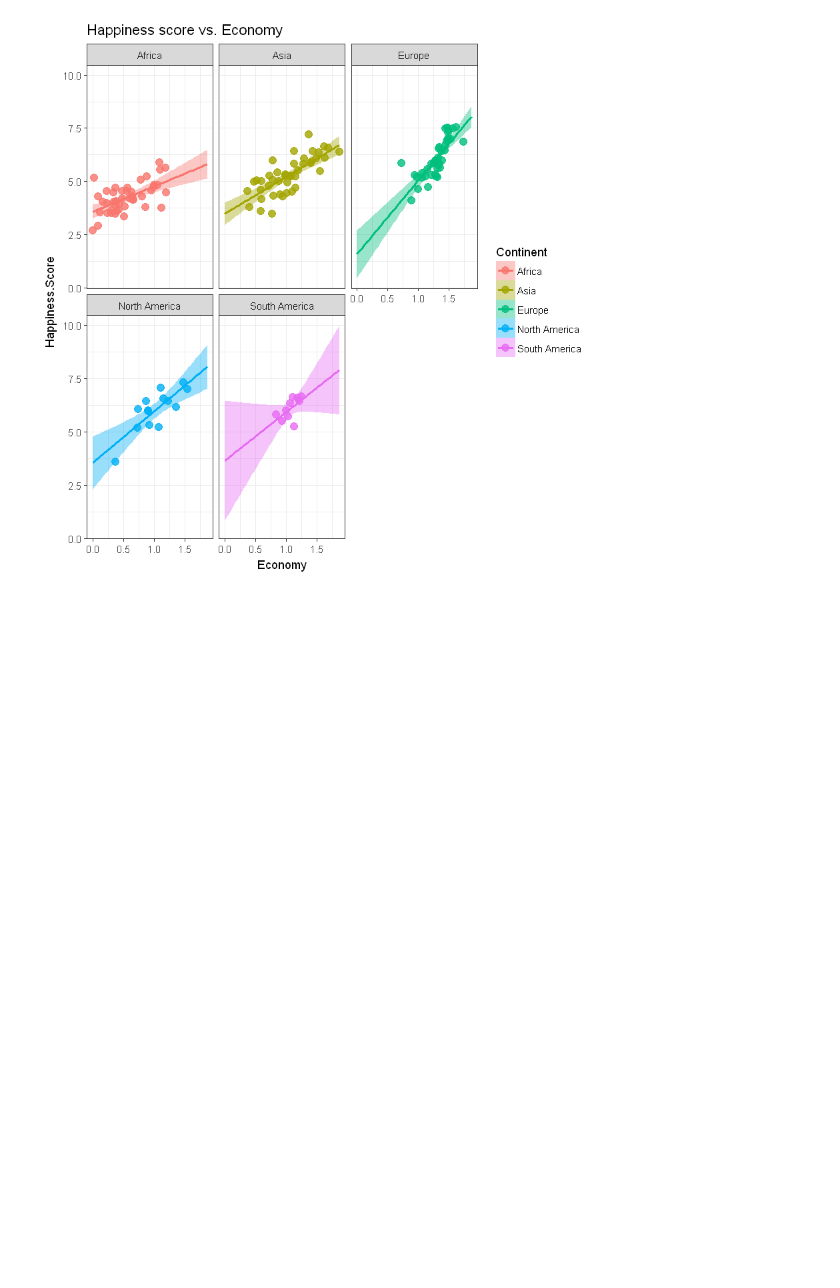
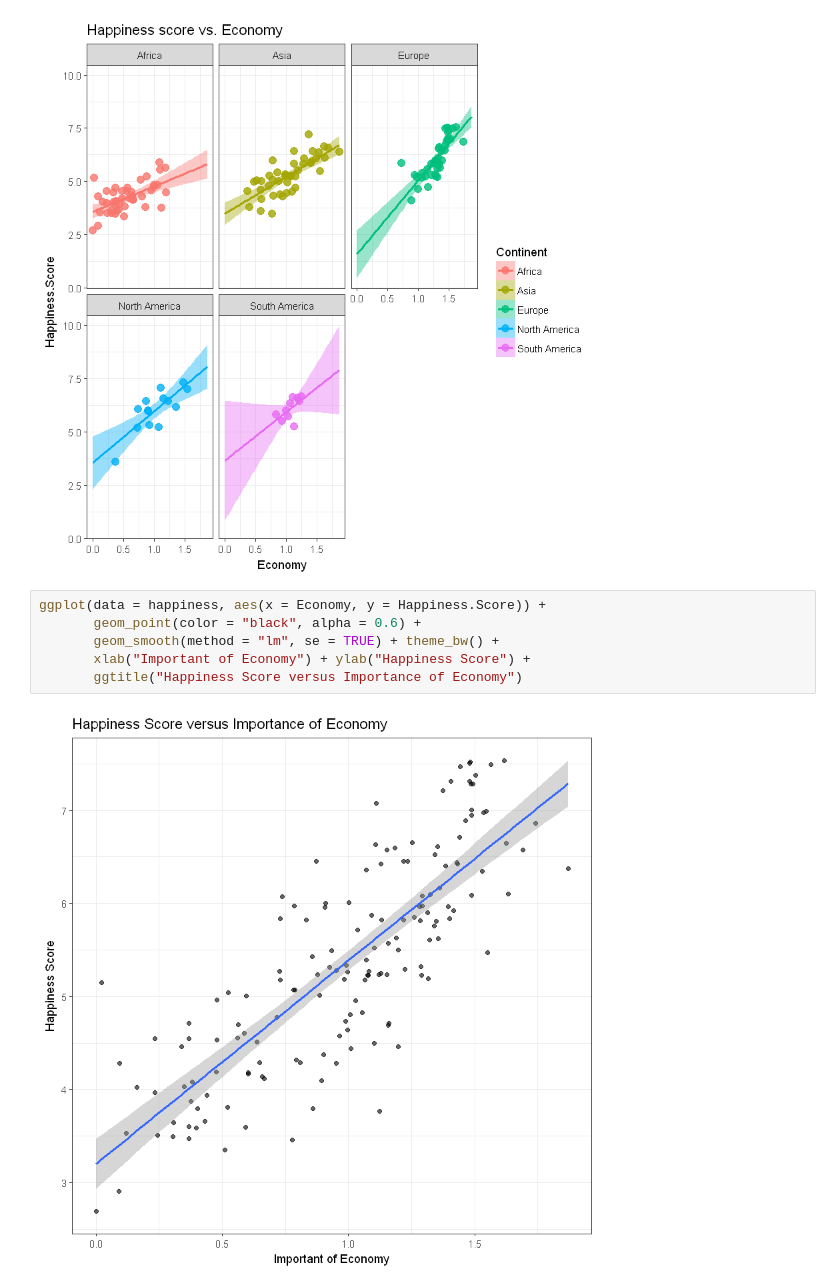
Before and after one commit to vknguyen1902/data-mining, a Jupyter notebook: World Happiness Report.ipynb, the cells around one changed output. Cells and saved outputs as stored; diff of their text form; blank space fills up the shorter version.

```diff
--- a/World Happiness Report.ipynb
+++ b/World Happiness Report.ipynb
@@ -244,3 +244,11 @@ ggplot(subset(happiness, happiness$Continent != "Australia"), aes(x = Economy, y
        theme_bw() + labs(title = "Happiness score vs. Economy")
 # %% [output]
 [figure]
+# %%
+ggplot(data = happiness, aes(x = Economy, y = Happiness.Score)) +
+       geom_point(color = "black", alpha = 0.6) +
+       geom_smooth(method = "lm", se = TRUE) + theme_bw() +
+       xlab("Important of Economy") + ylab("Happiness Score") +
+       ggtitle("Happiness Score versus Importance of Economy")
+# %% [output]
+[figure, added]
```
Also changed, not shown: parts of 2 cells of this notebook.
